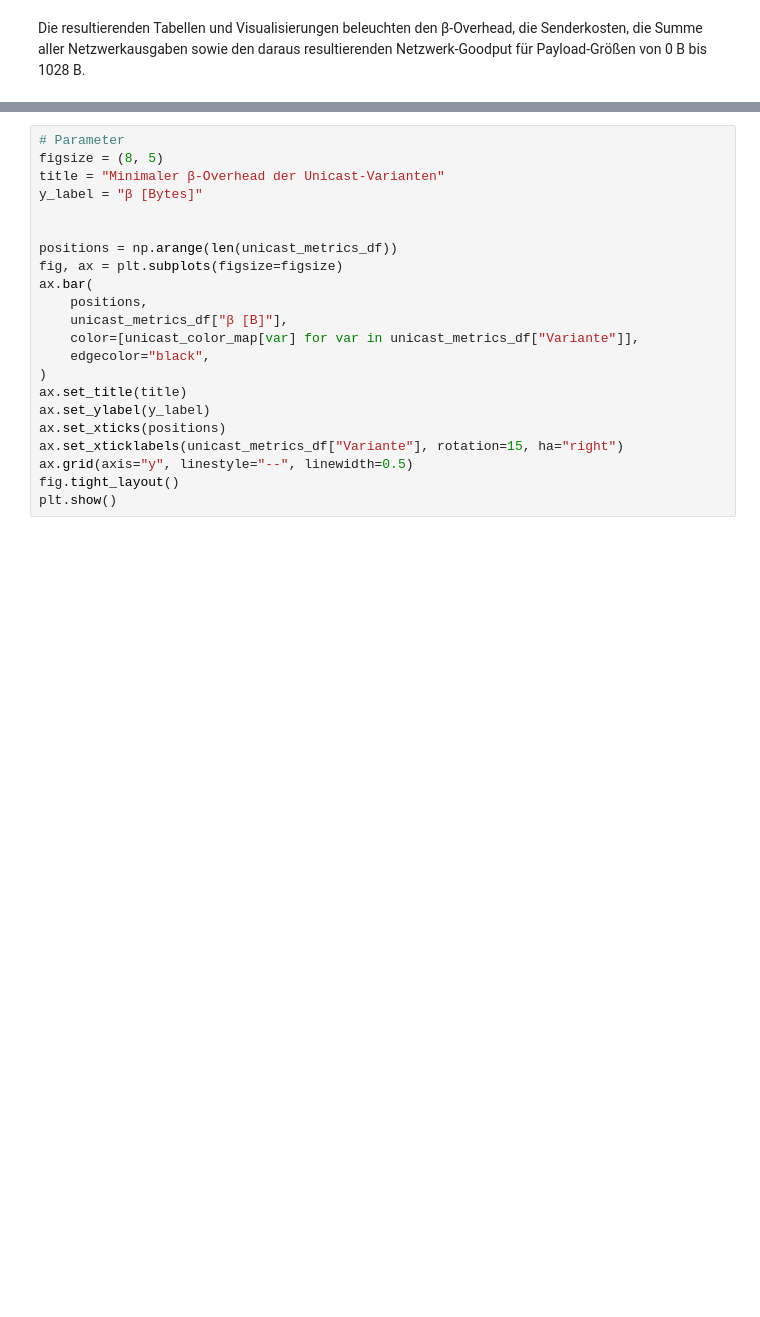
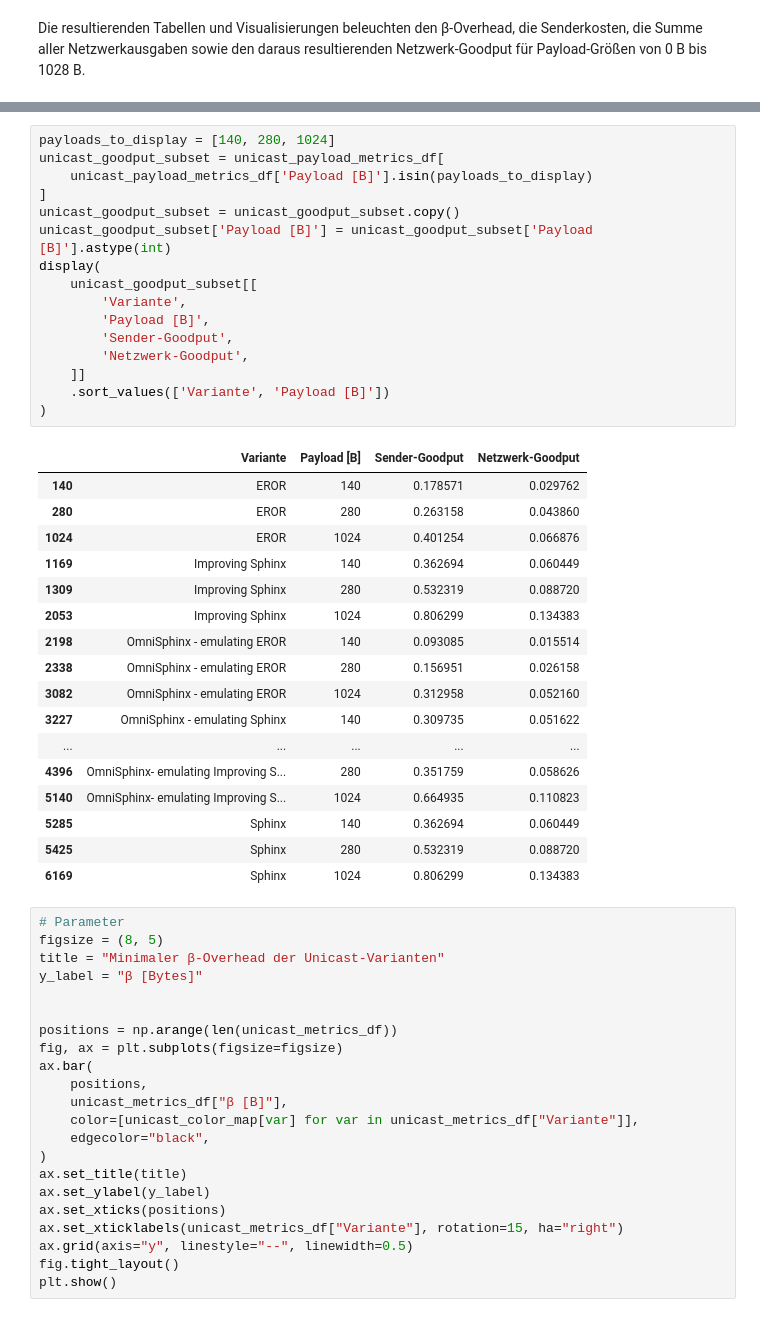
Before and after one commit to kit-ps/OmniSphinx, a Jupyter notebook: size_evaluation.ipynb, the cells around one changed output, grey strips where cells are left out. Drawn from its saved outputs; the diff is of its cells as text; blank space fills up the shorter version.

Commit message:
output sender goodput of specific payload sizes

```diff
--- a/size_evaluation.ipynb
+++ b/size_evaluation.ipynb
@@ -1047,6 +1047,40 @@ display(unicast_metrics_df)
 | 3 | OmniSphinx - emulating EROR | 564 | 100 | 712 | 4272 | 0.070225 | 0.011704 | ... |
 | 4 | Improving Sphinx | 198 | 100 | 346 | 2076 | 0.289017 | 0.048170 | ... |
 | 5 | OmniSphinx- emulating Improving S... | 468 | 100 | 616 | 3696 | 0.162338 | 0.027056 | ... |
+# %%
+payloads_to_display = [140, 280, 1024]
+unicast_goodput_subset = unicast_payload_metrics_df[
+    unicast_payload_metrics_df['Payload [B]'].isin(payloads_to_display)
+]
+unicast_goodput_subset = unicast_goodput_subset.copy()
+unicast_goodput_subset['Payload [B]'] = unicast_goodput_subset['Payload [B]'].astype(int)
+display(
+    unicast_goodput_subset[[
+        'Variante',
+        'Payload [B]',
+        'Sender-Goodput',
+        'Netzwerk-Goodput',
+    ]]
+    .sort_values(['Variante', 'Payload [B]'])
+)
+# %% [output]
+|  | Variante | Payload [B] | Sender-Goodput | Netzwerk-Goodput |
+| 140 | EROR | 140 | 0.178571 | 0.029762 |
+| 280 | EROR | 280 | 0.263158 | 0.043860 |
+| 1024 | EROR | 1024 | 0.401254 | 0.066876 |
+| 1169 | Improving Sphinx | 140 | 0.362694 | 0.060449 |
+| 1309 | Improving Sphinx | 280 | 0.532319 | 0.088720 |
+| 2053 | Improving Sphinx | 1024 | 0.806299 | 0.134383 |
+| 2198 | OmniSphinx - emulating EROR | 140 | 0.093085 | 0.015514 |
+| 2338 | OmniSphinx - emulating EROR | 280 | 0.156951 | 0.026158 |
+| 3082 | OmniSphinx - emulating EROR | 1024 | 0.312958 | 0.052160 |
+| 3227 | OmniSphinx - emulating Sphinx | 140 | 0.309735 | 0.051622 |
+| ... | ... | ... | ... | ... |
+| 4396 | OmniSphinx- emulating Improving S... | 280 | 0.351759 | 0.058626 |
+| 5140 | OmniSphinx- emulating Improving S... | 1024 | 0.664935 | 0.110823 |
+| 5285 | Sphinx | 140 | 0.362694 | 0.060449 |
+| 5425 | Sphinx | 280 | 0.532319 | 0.088720 |
+| 6169 | Sphinx | 1024 | 0.806299 | 0.134383 |
 # %%
 # Parameter
 figsize = (8, 5)
```
